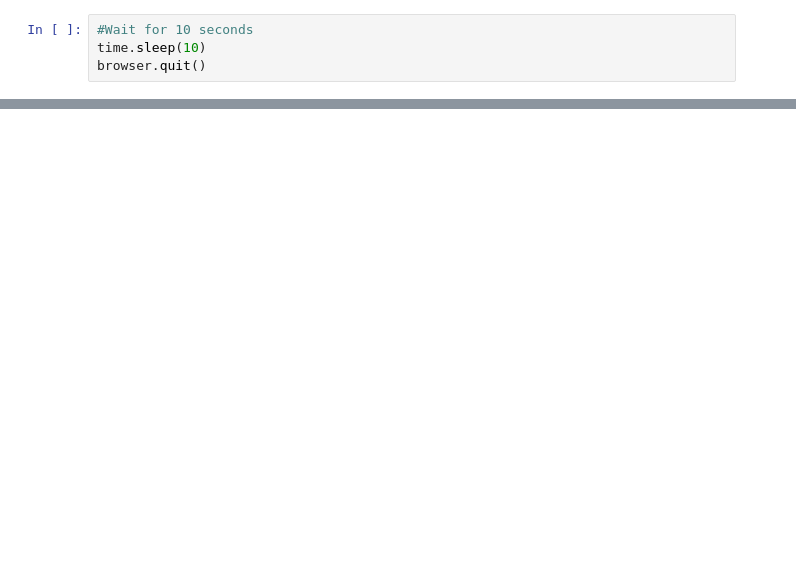
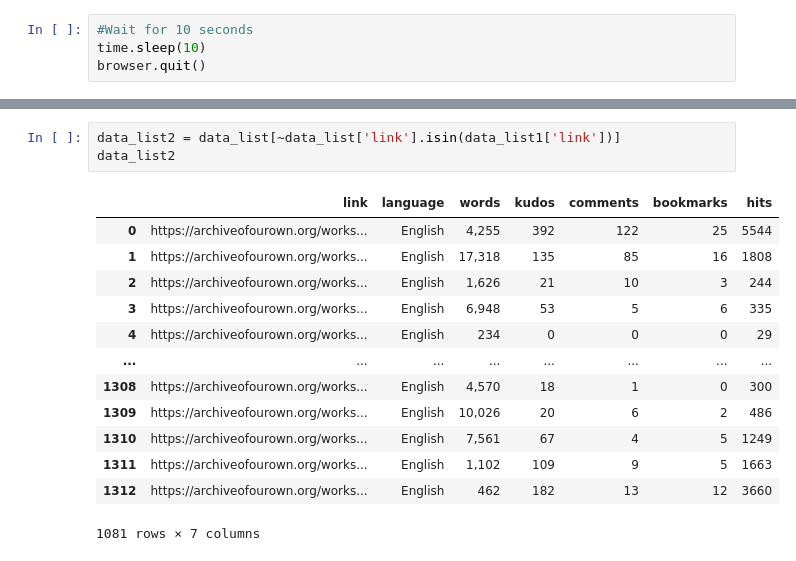
Before and after one commit to biogear13/ao3lockwood-co, a Jupyter notebook: webscrapper.ipynb, the cells around one changed output, grey strips where cells are left out. Cells and saved outputs as stored; diff of their text form; blank space fills up the shorter version.

```diff
--- a/webscrapper.ipynb
+++ b/webscrapper.ipynb
@@ -88,0 +214,17 @@ browser.quit()
+# %%
+data_list2 = data_list[~data_list['link'].isin(data_list1['link'])]
+data_list2
+# %% [output]
+|  | link | language | words | kudos | comments | bookmarks | hits |
+| 0 | https://archiveofourown.org/works... | English | 4,255 | 392 | 122 | 25 | 5544 |
+| 1 | https://archiveofourown.org/works... | English | 17,318 | 135 | 85 | 16 | 1808 |
+| 2 | https://archiveofourown.org/works... | English | 1,626 | 21 | 10 | 3 | 244 |
+| 3 | https://archiveofourown.org/works... | English | 6,948 | 53 | 5 | 6 | 335 |
+| 4 | https://archiveofourown.org/works... | English | 234 | 0 | 0 | 0 | 29 |
+| ... | ... | ... | ... | ... | ... | ... | ... |
+| 1308 | https://archiveofourown.org/works... | English | 4,570 | 18 | 1 | 0 | 300 |
+| 1309 | https://archiveofourown.org/works... | English | 10,026 | 20 | 6 | 2 | 486 |
+| 1310 | https://archiveofourown.org/works... | English | 7,561 | 67 | 4 | 5 | 1249 |
+| 1311 | https://archiveofourown.org/works... | English | 1,102 | 109 | 9 | 5 | 1663 |
+| 1312 | https://archiveofourown.org/works... | English | 462 | 182 | 13 | 12 | 3660 |
+1081 rows × 7 columns
```
Also changed, not shown: parts of 17 cells of this notebook, 4 other files.
